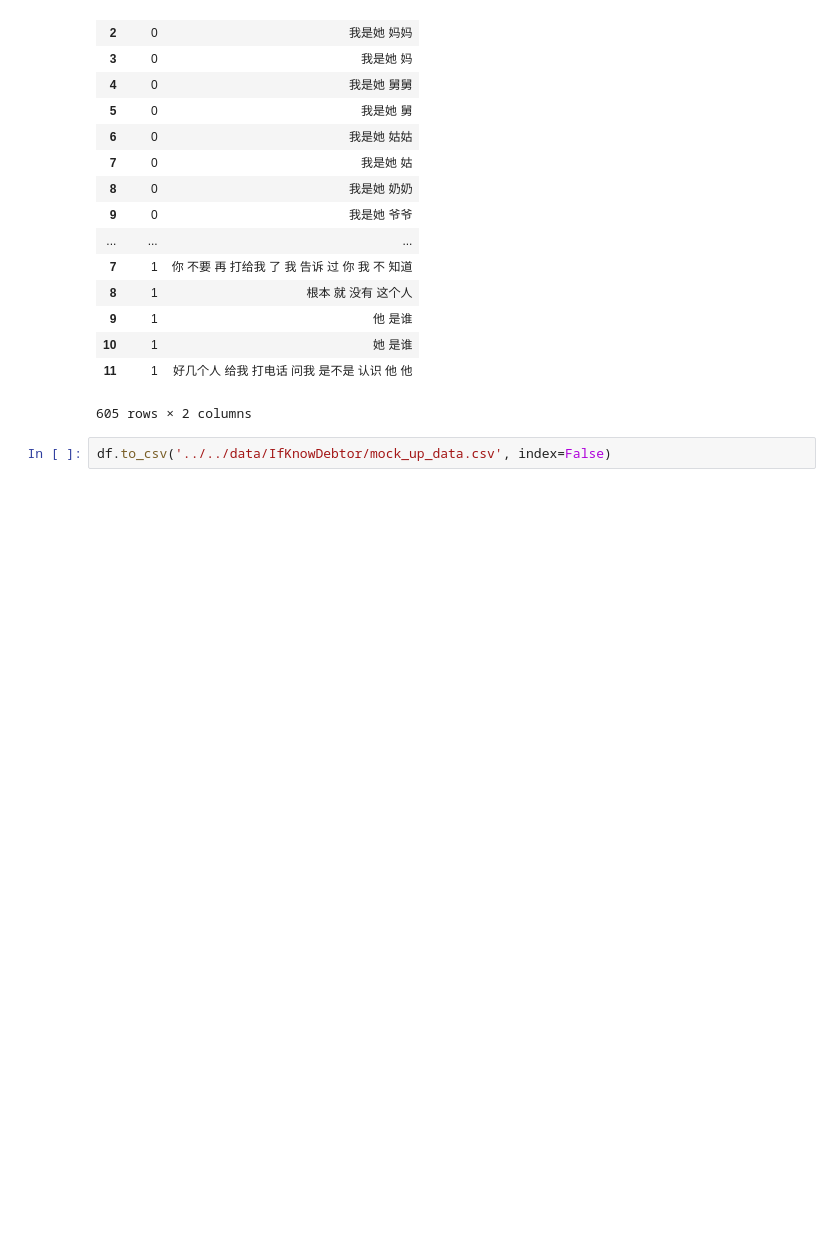
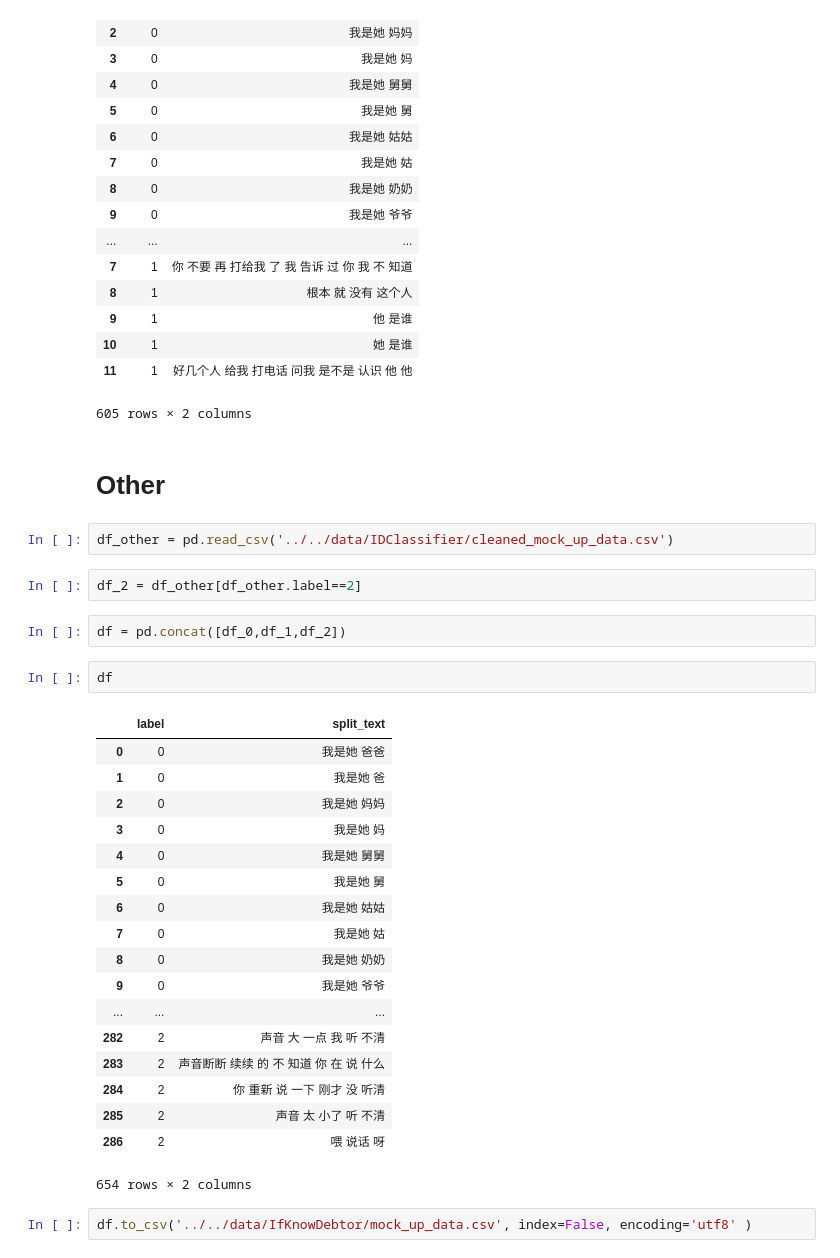
Before and after one commit to TSLNIHAOGIT/Chatbot1.0_ss, a Jupyter notebook: MLModel/code/IfKnowDebtor/if_know_debot_data.ipynb, the cells around one changed output. Saved outputs shown, nothing was run; the diff lists cells and outputs as text; blank space fills up the shorter version.

Commit message:
finish mock up date, initialize the second model

```diff
--- a/MLModel/code/IfKnowDebtor/if_know_debot_data.ipynb
+++ b/MLModel/code/IfKnowDebtor/if_know_debot_data.ipynb
@@ -112,5 +114,34 @@ df
 | 10 | 1 | 她 是谁 |
 | 11 | 1 | 好几个人 给我 打电话 问我 是不是 认识 他 他 |
 605 rows × 2 columns
+# %% [markdown]
+# Other
+# %%
+df_other = pd.read_csv('../../data/IDClassifier/cleaned_mock_up_data.csv')
+# %%
+df_2 = df_other[df_other.label==2]
+# %%
+df = pd.concat([df_0,df_1,df_2])
+# %%
+df
+# %% [output]
+|  | label | split_text |
+| 0 | 0 | 我是她 爸爸 |
+| 1 | 0 | 我是她 爸 |
+| 2 | 0 | 我是她 妈妈 |
+| 3 | 0 | 我是她 妈 |
+| 4 | 0 | 我是她 舅舅 |
+| 5 | 0 | 我是她 舅 |
+| 6 | 0 | 我是她 姑姑 |
+| 7 | 0 | 我是她 姑 |
+| 8 | 0 | 我是她 奶奶 |
+| 9 | 0 | 我是她 爷爷 |
+| ... | ... | ... |
+| 282 | 2 | 声音 大 一点 我 听 不清 |
+| 283 | 2 | 声音断断 续续 的 不 知道 你 在 说 什么 |
+| 284 | 2 | 你 重新 说 一下 刚才 没 听清 |
+| 285 | 2 | 声音 太 小了 听 不清 |
+| 286 | 2 | 喂 说话 呀 |
+654 rows × 2 columns
 # %%
-df.to_csv('../../data/IfKnowDebtor/mock_up_data.csv', index=False)
+df.to_csv('../../data/IfKnowDebtor/mock_up_data.csv', index=False, encoding='utf8' )
```
Also changed, not shown: parts of 1 cell of this notebook, 4 other files.
